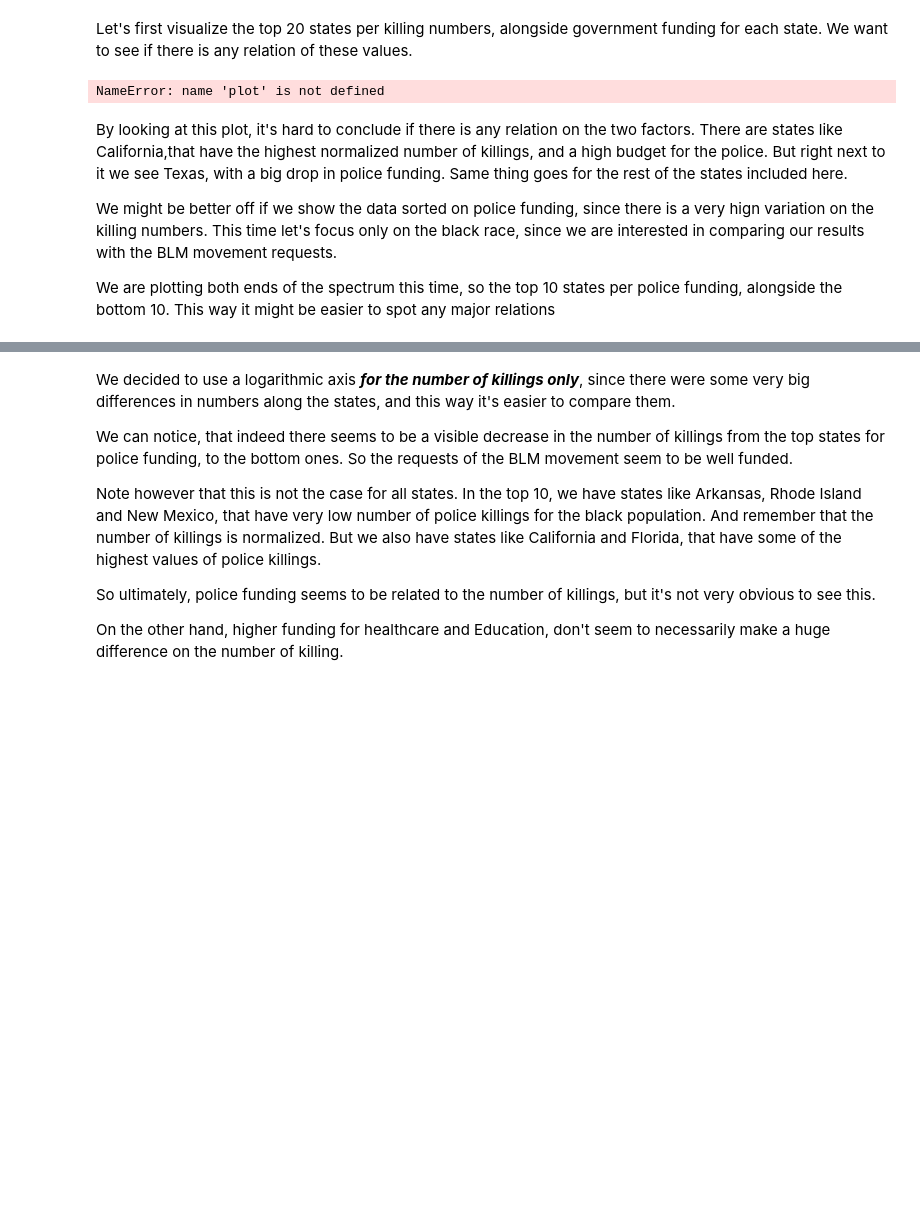
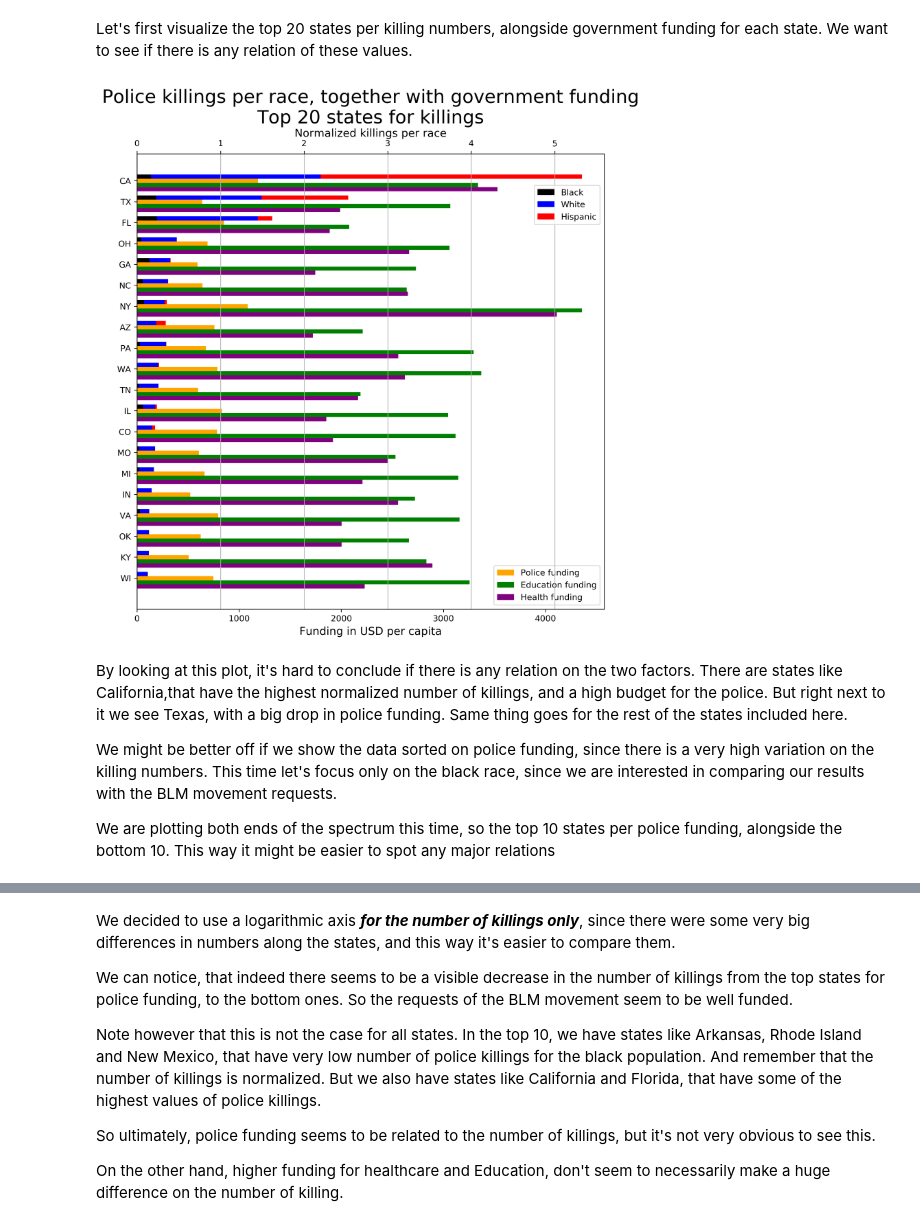
Before and after one commit to epfl-ada/ada-2020-project-milestone-p3-p3_badass, a Jupyter notebook: gov_spending_killings.ipynb, the cells around one changed output, grey strips where cells are left out. Cells and saved outputs as stored; diff of their text form; code cells hidden in the pictures; blank space fills up the shorter version.

```diff
--- a/gov_spending_killings.ipynb
+++ b/gov_spending_killings.ipynb
@@ -490,7 +490,7 @@ def plot_killing_funding(killings, spendings, onlyBlack=False, size =10):
         ax2.set_xscale('log')
     fig.set_size_inches(10, size)
 
-    ax2.grid(True, which="both")
+    ax2.grid(not onlyBlack, which="both")
 
     width = 0.4
     ax2.barh(2*killings.index-0.4, killings["Black"].to_list(), width, label='Black', color='black')
@@ -513,8 +513,8 @@ def plot_killing_funding(killings, spendings, onlyBlack=False, size =10):
 
     ax.legend(loc='lower right')
 
-    ax2.set_xlabel('Normalized killings per race')
-    ax.set_xlabel('Funding in USD per capita')
+    ax2.set_xlabel('Normalized killings per race',fontsize=13)
+    ax.set_xlabel('Funding in USD per capita',fontsize=13)
     plt.gca().invert_yaxis()
 
 
@@ -522,16 +522,16 @@ def plot_killing_funding(killings, spendings, onlyBlack=False, size =10):
 # %% [markdown]
 Let's first visualize the top 20 states per killing numbers, alongside government funding for each state. We want to see if there is any relation of these values.
 # %%
-fig_most_killings,plt_most_killings = plot(killings_per_state_normalized_most_killings[:20], main_df_most_killings[:20],False)
-plt_most_killings.title('Police killings per each race, together with government funding\nTop 20 states for killings',fontsize=15)
+fig_most_killings,plt_most_killings = plot_killing_funding(killings_per_state_normalized_most_killings[:20], main_df_most_killings[:20],False)
+plt_most_killings.title('Police killings per race, together with government funding\nTop 20 states for killings',fontsize=22)
 plt_most_killings.savefig('./images/top20killing_funding.jpg')
 plt_most_killings.show()
 # %% [output]
-NameError: name 'plot' is not defined
+[figure, added]
 # %% [markdown]
 By looking at this plot, it's hard to conclude if there is any relation on the two factors. There are states like California,that have the highest normalized number of killings, and a high budget for the police. But right next to it we see Texas, with a big drop in police funding. Same thing goes for the rest of the states included here.
 
-We might be better off if we show the data sorted on police funding, since there is a very hign variation on the killing numbers. This time let's focus only on the black race, since we are interested in comparing our results with the BLM movement requests.
+We might be better off if we show the data sorted on police funding, since there is a very high variation on the killing numbers. This time let's focus only on the black race, since we are interested in comparing our results with the BLM movement requests.
 
 We are plotting both ends of the spectrum this time, so the top 10 states per police funding, alongside the bottom 10. This way it might be easier to spot any major relations
 # %%
```
Also changed, not shown: parts of 5 cells of this notebook, 13 other files.
